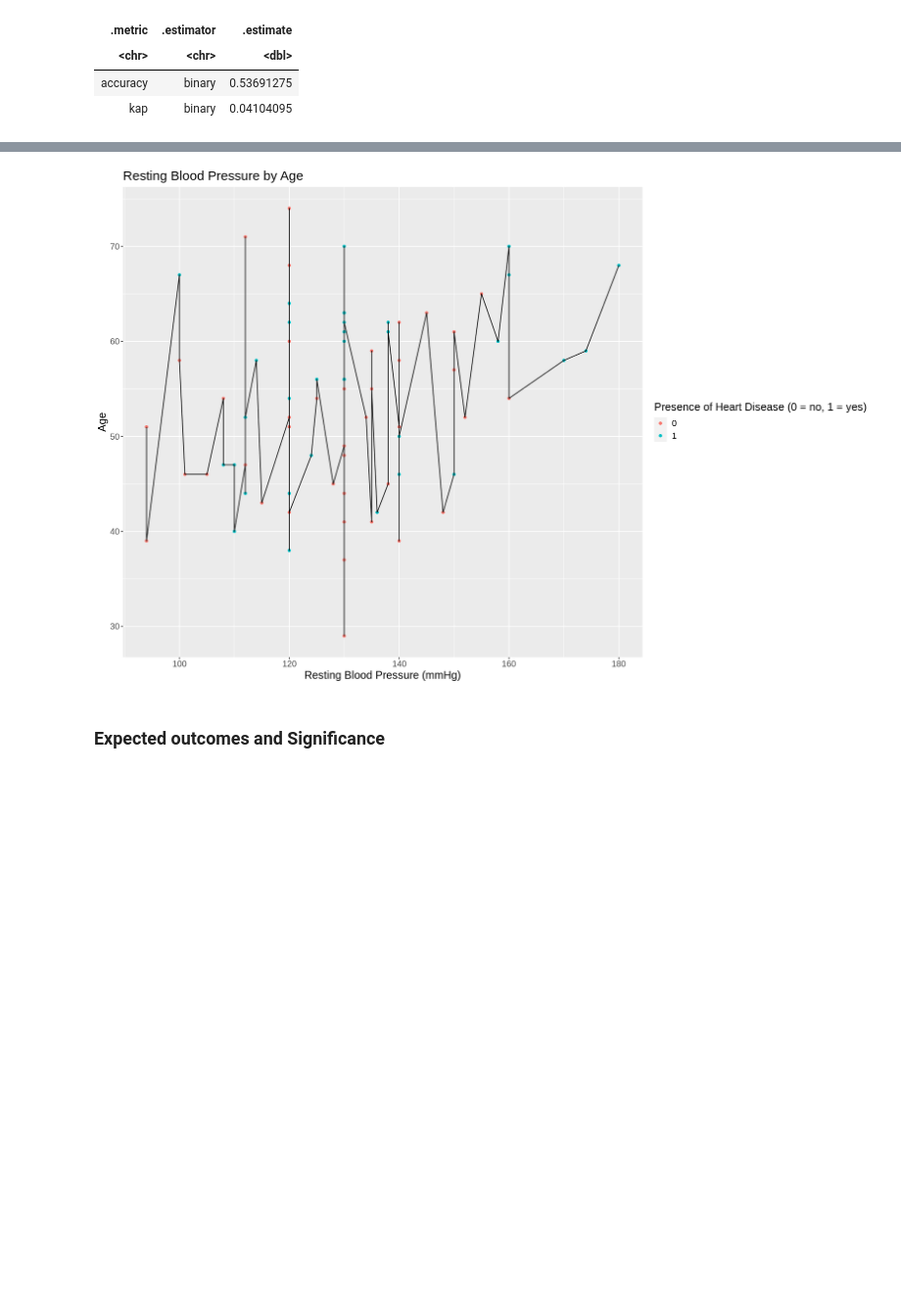
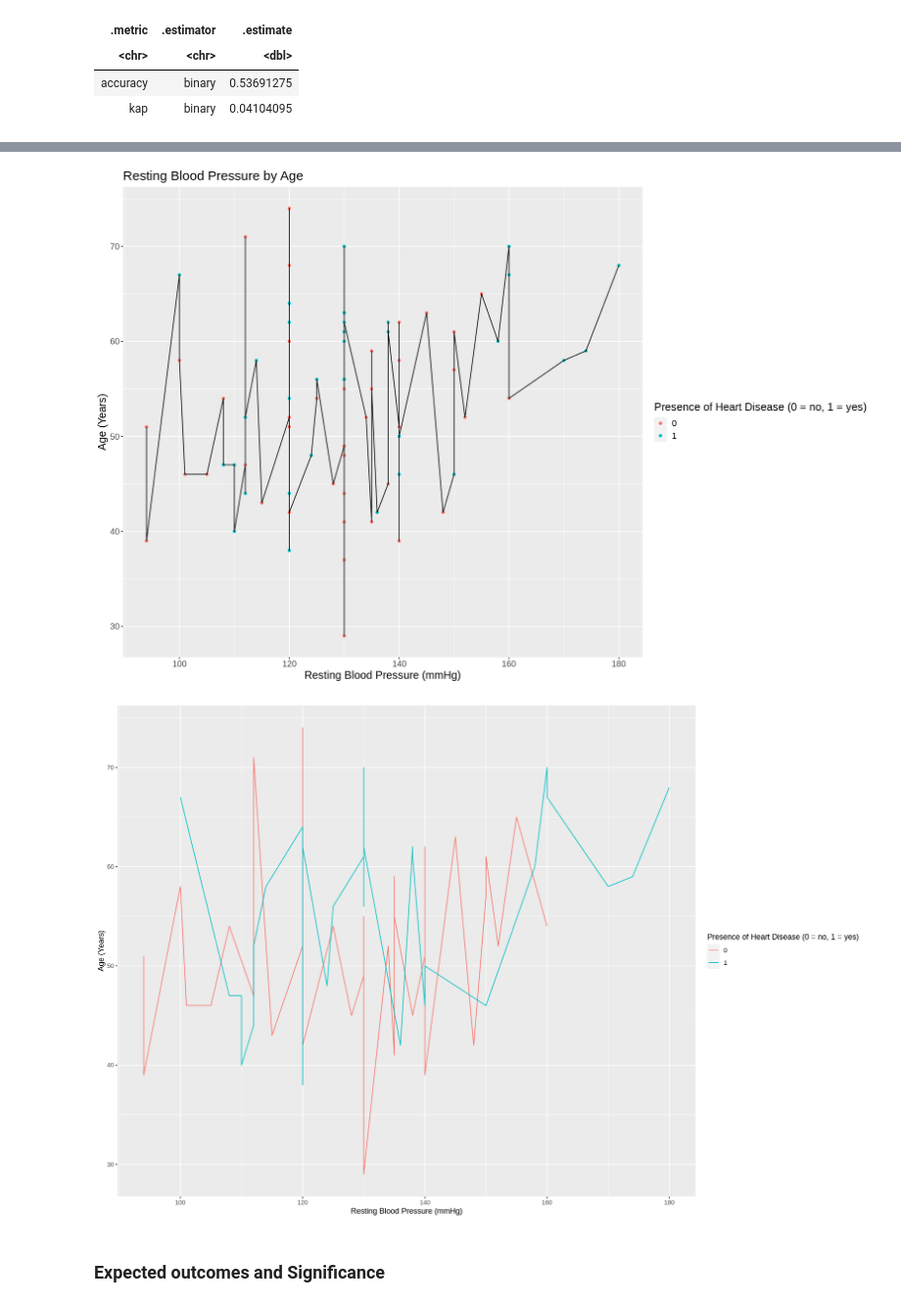
Before and after one commit to LordofSabres/Team_Pineapples_DSCI_100, a Jupyter notebook: projectproposal.ipynb, the cells around one changed output, grey strips where cells are left out. Shown at 98% size. Drawn from its saved outputs; the diff is of its cells as text; code cells hidden in the pictures; blank space fills up the shorter version.

```diff
--- a/projectproposal.ipynb
+++ b/projectproposal.ipynb
@@ -174,7 +183,13 @@ testing_plot <- ggplot(data_testing, aes(x=trestbps, y=age)) +
     geom_point(aes(colour=condition)) +
     geom_line() +
     ggtitle("Resting Blood Pressure by Age") +
-    labs(x = "Resting Blood Pressure (mmHg)", y = "Age", colour = "Presence of Heart Disease (0 = no, 1 = yes)") +
+    labs(x = "Resting Blood Pressure (mmHg)", y = "Age (Years)", colour = "Presence of Heart Disease (0 = no, 1 = yes)") +
      theme(text = element_text(size = 15))
 testing_plot
+
+testing_line <- ggplot(data_testing, aes(x = trestbps, y = age)) +
+    geom_line(aes(color = condition, shape = condition)) +
+    labs(x = "Resting Blood Pressure (mmHg)", y = "Age (Years)", color = "Presence of Heart Disease (0 = no, 1 = yes)", shape = "Presence of Heart Disease (0 = no, 1 = yes)")
+
+testing_line
 # %% [output]
@@ -181,4 +198,5 @@ testing_plot
-[figure, old version]
+[figure, new version]
+[figure, added]
 # %% [markdown]
 ### Expected outcomes and Significance
 # %% [markdown]
```
Also changed, not shown: parts of 2 cells of this notebook.
